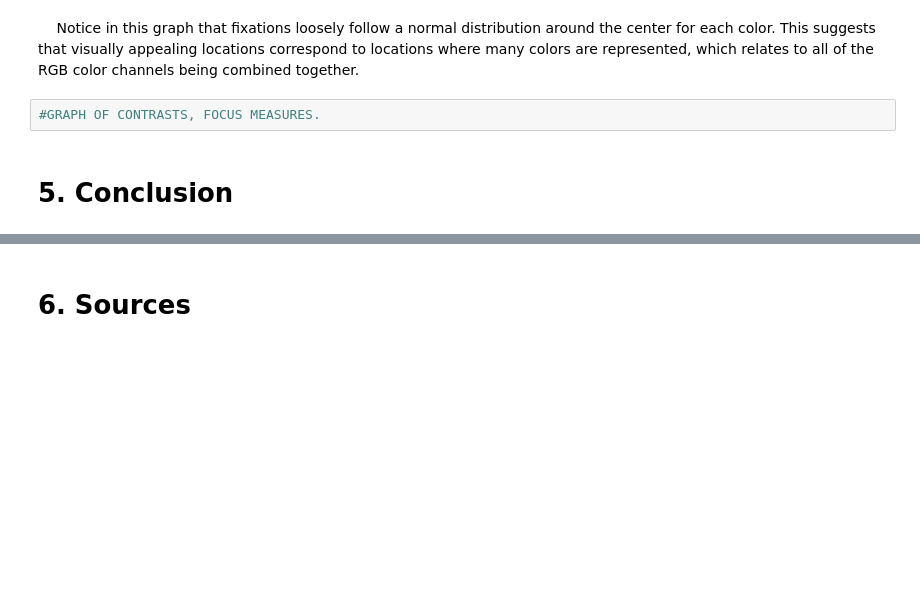
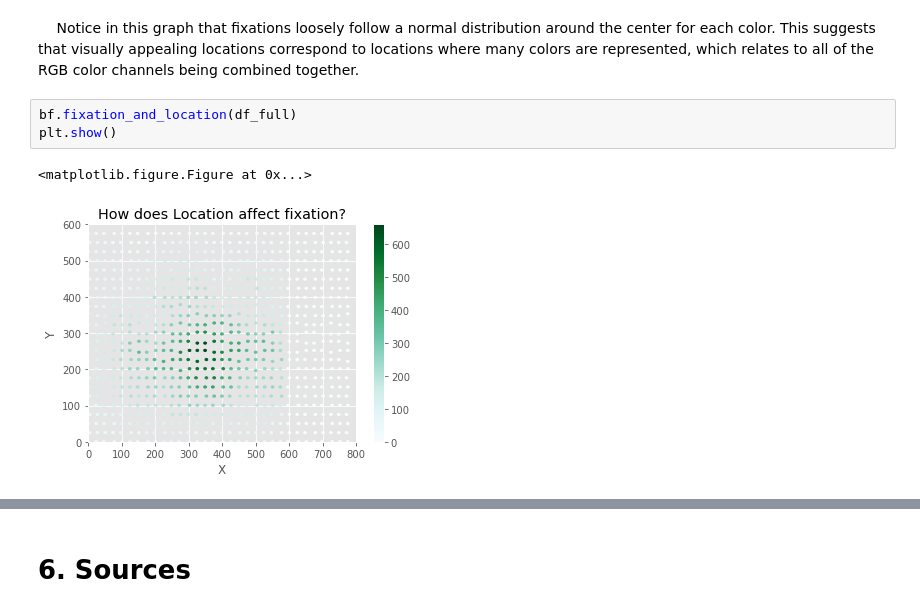
Before and after one commit to jafekb/projects, a Jupyter notebook: Provo Corpus/Final/Final.ipynb, the cells around one changed output, grey strips where cells are left out. Cells and saved outputs as stored; diff of their text form; blank space fills up the shorter version.

```diff
--- a/Provo Corpus/Final/Final.ipynb
+++ b/Provo Corpus/Final/Final.ipynb
@@ -186,6 +182,8 @@ plt.show()
 # %% [markdown]
 &emsp; Notice in this graph that fixations loosely follow a normal distribution around the center for each color. This suggests that visually appealing locations correspond to locations where many colors are represented, which relates to all of the RGB color channels being combined together.
-# %%
-#GRAPH OF CONTRASTS, FOCUS MEASURES.
-# %% [markdown]
-# 5. Conclusion
+# %%
+bf.fixation_and_location(df_full)
+plt.show()
+# %% [output]
+<matplotlib.figure.Figure at 0x...>
+[figure, added]
```
Also changed, not shown: parts of 19 cells of this notebook.
